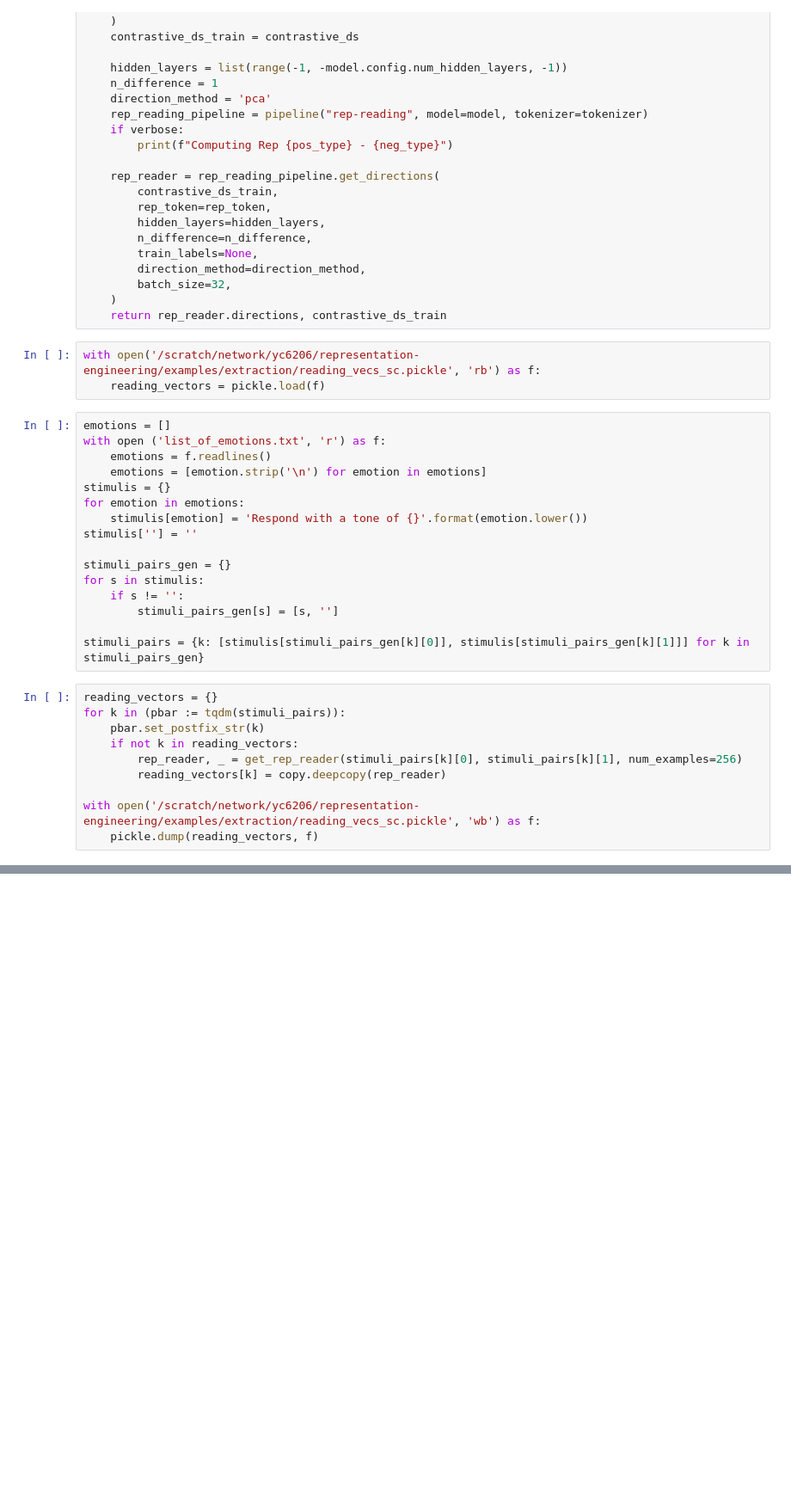
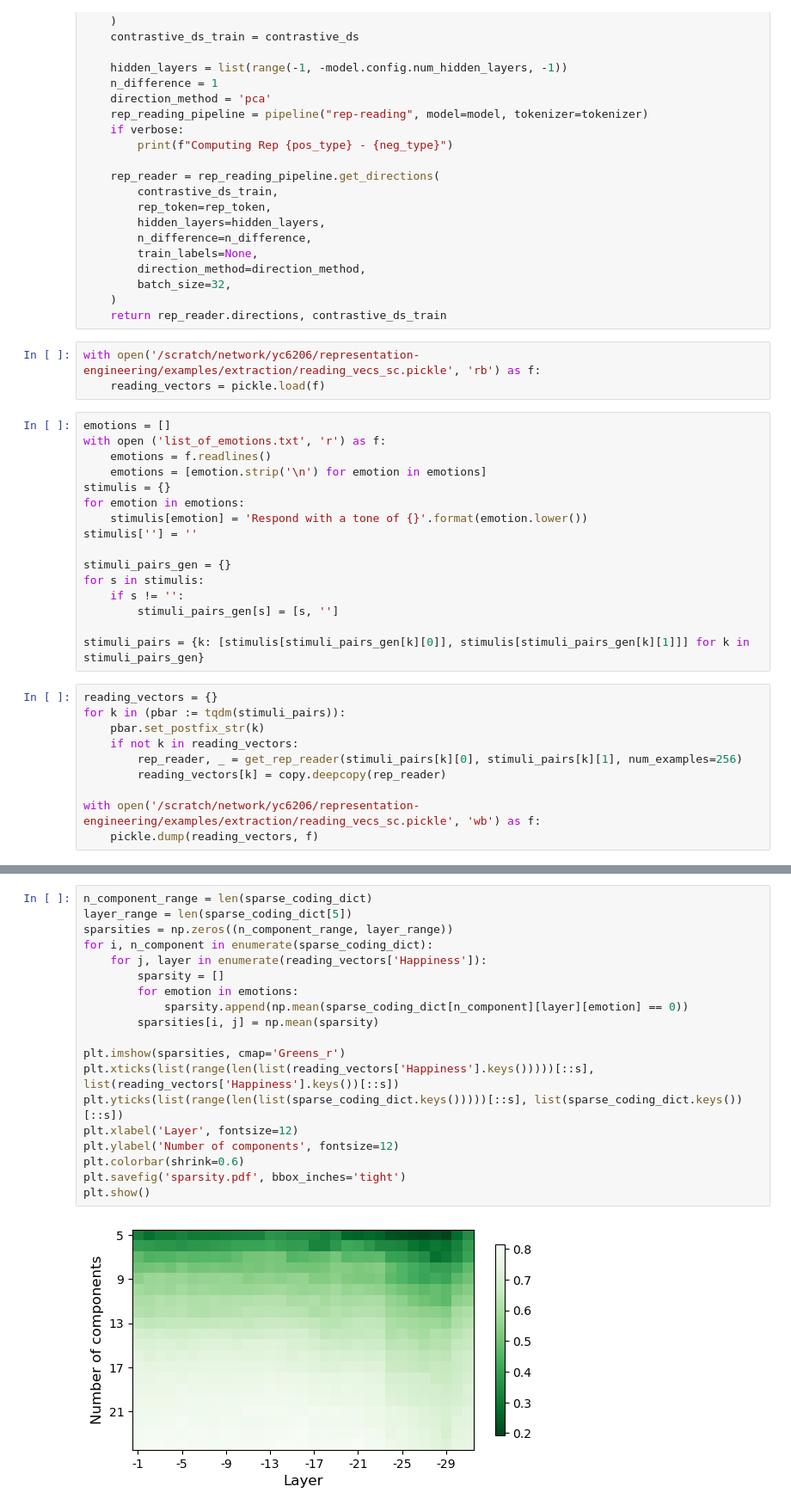
Before and after one commit to UltimateJupiter/representation-engineering, a Jupyter notebook: examples/extraction/sparse_coding.ipynb, the cells around one changed output, grey strips where cells are left out. Shown at 86% size. Drawn from its saved outputs; the diff is of its cells as text; blank space fills up the shorter version.

```diff
--- a/examples/extraction/sparse_coding.ipynb
+++ b/examples/extraction/sparse_coding.ipynb
@@ -221,0 +237,21 @@ Error:
+# %%
+n_component_range = len(sparse_coding_dict)
+layer_range = len(sparse_coding_dict[5])
+sparsities = np.zeros((n_component_range, layer_range))
+for i, n_component in enumerate(sparse_coding_dict):
+    for j, layer in enumerate(reading_vectors['Happiness']):
+        sparsity = []
+        for emotion in emotions:
+            sparsity.append(np.mean(sparse_coding_dict[n_component][layer][emotion] == 0))
+        sparsities[i, j] = np.mean(sparsity)
+
+plt.imshow(sparsities, cmap='Greens_r')
+plt.xticks(list(range(len(list(reading_vectors['Happiness'].keys()))))[::s], list(reading_vectors['Happiness'].keys())[::s])
+plt.yticks(list(range(len(list(sparse_coding_dict.keys()))))[::s], list(sparse_coding_dict.keys())[::s])
+plt.xlabel('Layer', fontsize=12)
+plt.ylabel('Number of components', fontsize=12)
+plt.colorbar(shrink=0.6)
+plt.savefig('sparsity.pdf', bbox_inches='tight')
+plt.show()
+# %% [output]
+[figure, added]
```
Also changed, not shown: parts of 10 cells of this notebook, 1 other file.
